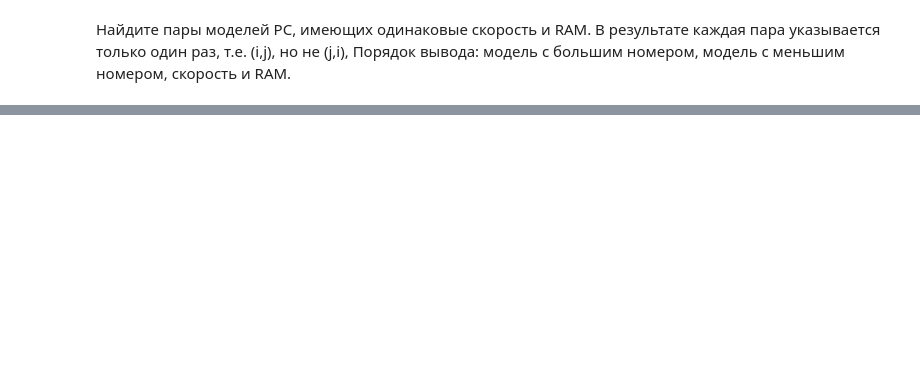
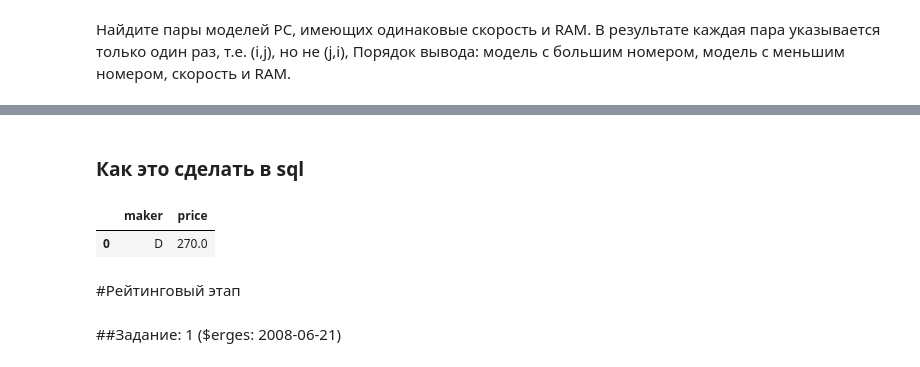
Before and after one commit to AleksTurov/Data-Science, a Jupyter notebook: sql-ex/sqlex_postgres_in_colab.ipynb, the cells around one changed output, grey strips where cells are left out. Drawn from its saved outputs; the diff is of its cells as text; code cells hidden in the pictures; blank space fills up the shorter version.

```diff
--- a/sql-ex/sqlex_postgres_in_colab.ipynb
+++ b/sql-ex/sqlex_postgres_in_colab.ipynb
@@ -861,0 +921,19 @@ select(sql)
+# %% [markdown]
+### Как это сделать в sql
+# %%
+sql = '''select distinct i.maker, t.price
+from Printer t
+left join Product i on t.model = i.model
+where t.color = 'y' and
+t.price<=(select min(price) from Printer t where t.color = 'y')
+'''
+# %%
+
+select(sql)
+# %% [output]
+|  | maker | price |
+| 0 | D | 270.0 |
+# %% [markdown]
+#Рейтинговый этап
+# %% [markdown]
+##Задание: 1 ($erges: 2008-06-21)
```
Also changed, not shown: parts of 66 cells of this notebook.
